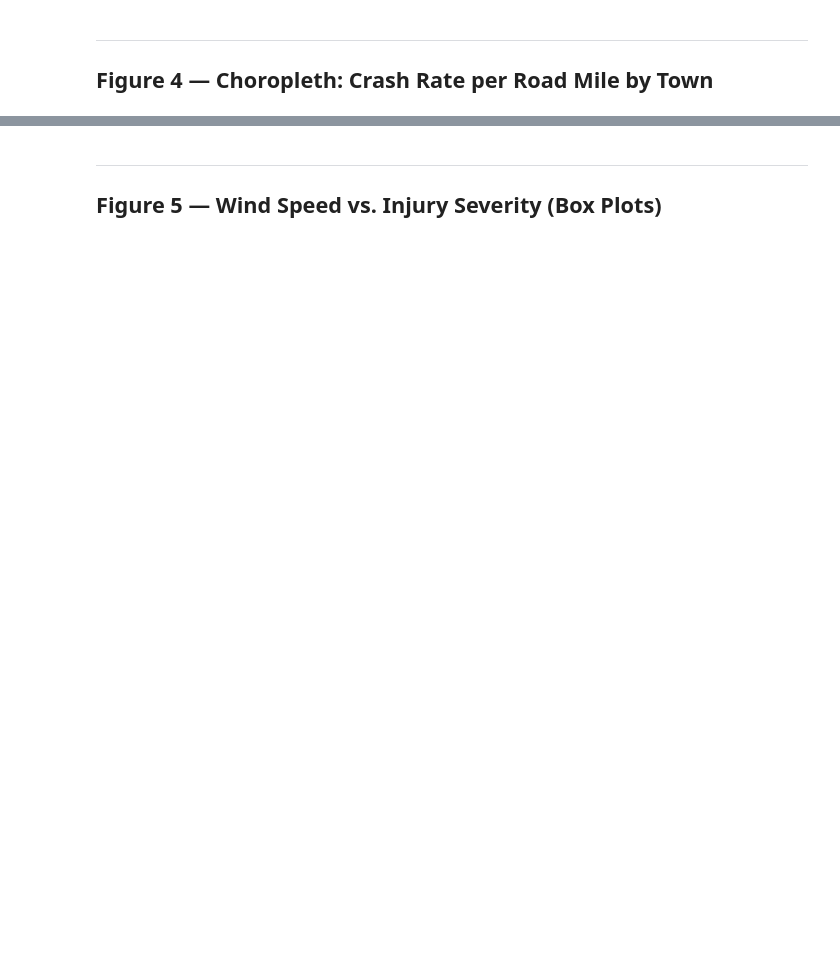
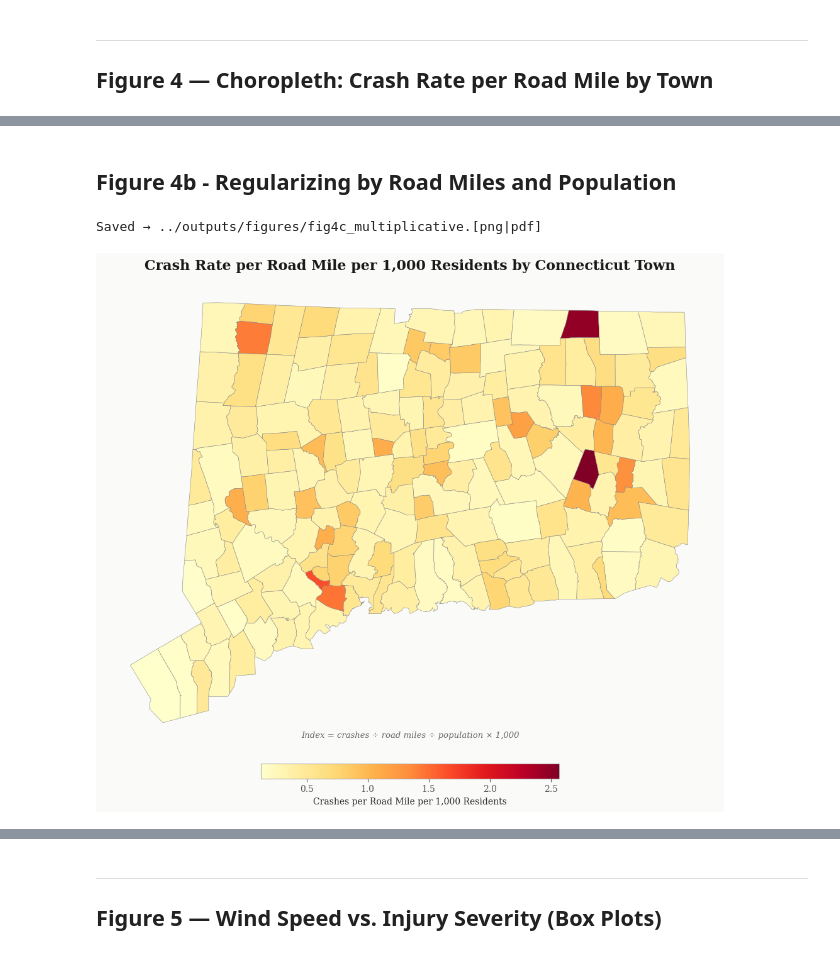
Before and after one commit to jackbienvenue/STAT5605_AppliedStatII_Spring2026, a Jupyter notebook: course_project/scripts/visualization/figures.ipynb, the cells around one changed output, grey strips where cells are left out. Saved outputs shown, nothing was run; the diff lists cells and outputs as text; code cells hidden in the pictures; blank space fills up the shorter version.

```diff
--- a/course_project/scripts/visualization/figures.ipynb
+++ b/course_project/scripts/visualization/figures.ipynb
@@ -83,4 +111,4 @@ crash.head(3)
 # %%
 # ── Enhanced CT towns geodataframe (from data_cleaning.ipynb) ─────────────────
-ct_towns = gpd.read_file('../data/ct_towns_enhanced.gpkg')
+ct_towns = gpd.read_file('../../data/ct_towns_enhanced.gpkg')
 print(f'ct_towns: {ct_towns.shape[0]} towns, columns: {ct_towns.columns.tolist()}')
@@ -323,0 +417,57 @@ plt.show()
+# %% [markdown]
+## Figure 4b - Regularizing by Road Miles and Population
+# %%
+TOWN_COL = 'Town'
+
+# ── Crash counts per town ─────────────────────────────────────────────────────
+# (skip if towns_plot2 is already in memory from 4b above)
+crash_by_town = crash_v[TOWN_COL].value_counts().rename('crash_count').reset_index()
+crash_by_town.columns = ['NAME20', 'crash_count']
+
+towns_plot3 = ct_towns.merge(crash_by_town, on='NAME20', how='left')
+towns_plot3['crash_count'] = towns_plot3['crash_count'].fillna(0)
+
+# Crashes per road-mile per 1,000 residents — straight multiplicative combination
+# Units: (crashes / mile) / (persons / 1,000)  =  crashes·1000 / (mile·person)
+towns_plot3['crash_per_mi_per_1k'] = (
+    towns_plot3['crash_count']
+    / towns_plot3['road_mi_total']
+    / towns_plot3['DP05_0001E'].astype(float)
+    * 1_000
+)
+
+CT_CRS = 6433
+towns_proj3 = towns_plot3.to_crs(epsg=CT_CRS)
+
+fig, ax = plt.subplots(1, 1, figsize=(14, 9), facecolor=BG)
+ax.set_facecolor(BG)
+
+towns_proj3.plot(
+    column='crash_per_mi_per_1k',
+    ax=ax,
+    cmap='YlOrRd',
+    edgecolor='#888888',
+    linewidth=0.4,
+    legend=True,
+    legend_kwds={
+        'label': 'Crashes per Road Mile per 1,000 Residents',
+        'orientation': 'horizontal',
+        'fraction': 0.03, 'pad': 0.04,
+        'shrink': 0.55,
+    },
+    missing_kwds={'color': '#DDDDDD', 'label': 'No data'},
+)
+
+ax.set_title('Crash Rate per Road Mile per 1,000 Residents by Connecticut Town',
+             fontsize=16, fontweight='bold', pad=14)
+ax.text(0.5, 0.01,
+        'Index = crashes ÷ road miles ÷ population × 1,000',
+        ha='center', va='bottom', fontsize=9.5, color='#666666', style='italic',
+        transform=ax.transAxes)
+ax.set_axis_off()
+plt.tight_layout()
+save_fig(fig, 'fig4c_multiplicative')
+plt.show()
+# %% [output]
+Saved → ../outputs/figures/fig4c_multiplicative.[png|pdf]
+[figure, added]
```
Also changed, not shown: parts of 17 cells of this notebook, 3 other files.
